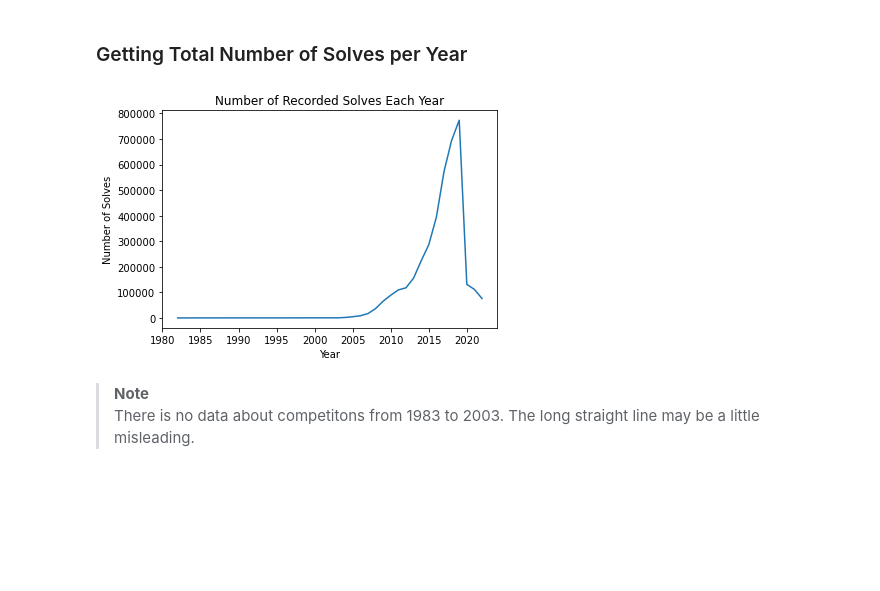
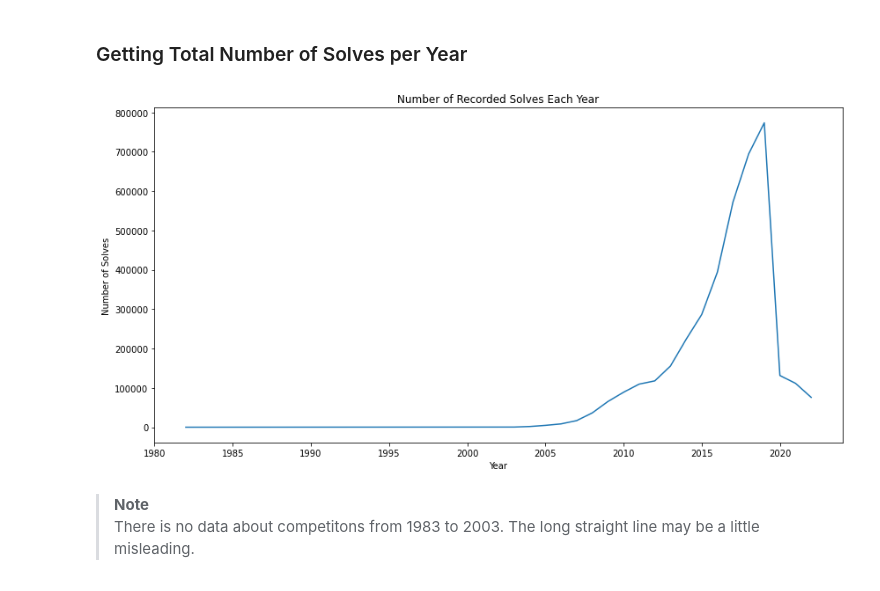
Before and after one commit to Camelot314/rubiks_analysis, a Jupyter notebook: rubiks_cubes.ipynb, the cells around one changed output. Cells and saved outputs as stored; diff of their text form; code cells hidden in the pictures; blank space fills up the shorter version.

```diff
--- a/rubiks_cubes.ipynb
+++ b/rubiks_cubes.ipynb
@@ -582,13 +596,14 @@ Because there were around 7,000 competitions held and only around 5,200 unique c
 # %%
 # First grouping the pivoted results by the year.
 # Second aggregating the groups by getting a count of the number
 # of times in each year
 #
 # Third making it a line plot
-plot = pivoted_results.groupby('year').agg({'time':'count'}).plot.line(legend = False)
-plot.set(xlabel = "Year", ylabel = "Number of Solves", title = "Number of Recorded Solves Each Year");
+pivoted_results.groupby('year').agg({'time':'count'}).plot.line(
+    legend = False, xlabel = "Year", ylabel = "Number of Solves",
+    title = "Number of Recorded Solves Each Year", figsize = (14,7));
 # %% [output]
-[figure, old version]
+[figure, new version]
 # %% [markdown]
 > **Note**
 > <br>
```
Also changed, not shown: parts of 13 cells of this notebook, 1 other file.
